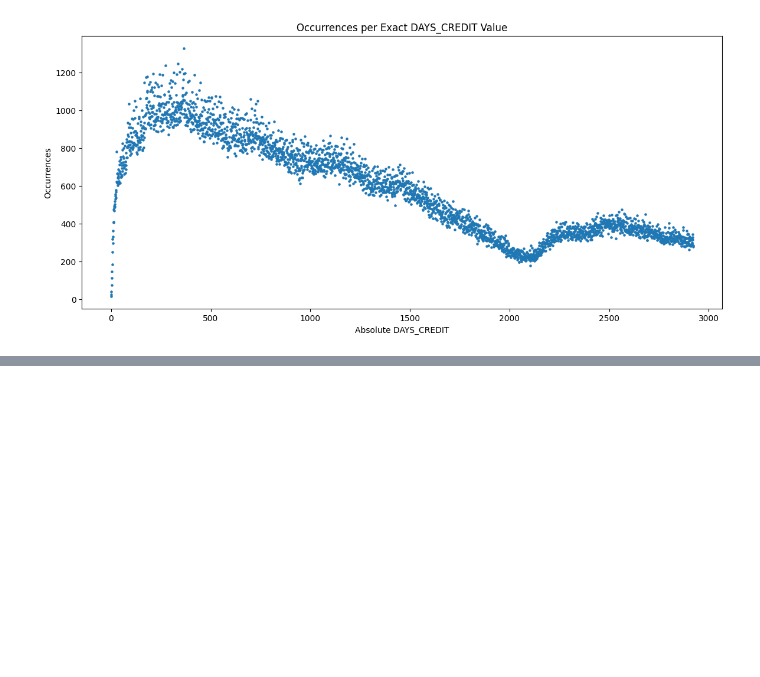
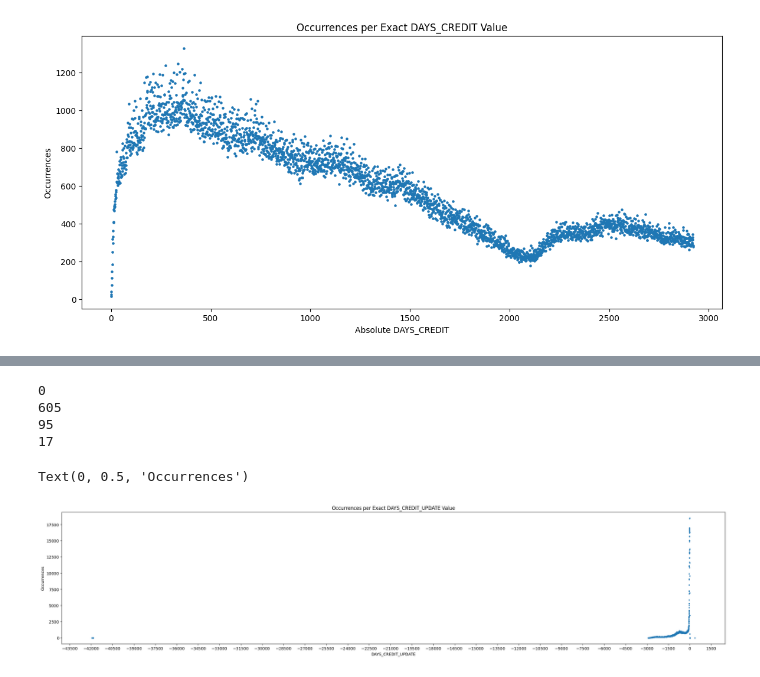
Before and after one commit to KuroEinzbern/Home-Credit-Default-Risk-Kaggle, a Jupyter notebook: notebooks/EDA/eda_bureau.ipynb, the cells around one changed output, grey strips where cells are left out. Drawn from its saved outputs; the diff is of its cells as text; code cells hidden in the pictures; blank space fills up the shorter version.

```diff
--- a/notebooks/EDA/eda_bureau.ipynb
+++ b/notebooks/EDA/eda_bureau.ipynb
@@ -297,0 +305,37 @@ plt.show()
+# %%
+#9
+column_to_analyze= bureau_df["DAYS_CREDIT_UPDATE"]
+
+counts = (
+    column_to_analyze
+    .value_counts()
+    .sort_index()
+)
+
+fig, ax = plt.subplots(figsize=(30,6))
+
+ax.scatter(
+    counts.index,
+    counts.values,
+    s=5
+)
+
+#checking cutting points.
+print((column_to_analyze == -3000).sum())
+print((column_to_analyze < -3000).sum())
+print((column_to_analyze == 0).sum())
+print((column_to_analyze > 0).sum())
+
+
+
+ax.xaxis.set_major_locator(ticker.MultipleLocator(1500))
+ax.set_title("Occurrences per Exact DAYS_CREDIT_UPDATE Value")
+ax.set_xlabel("DAYS_CREDIT_UPDATE")
+ax.set_ylabel("Occurrences")
+# %% [output]
+0
+605
+95
+17
+Text(0, 0.5, 'Occurrences')
+[figure, added]
```
Also changed, not shown: parts of 7 cells of this notebook.
